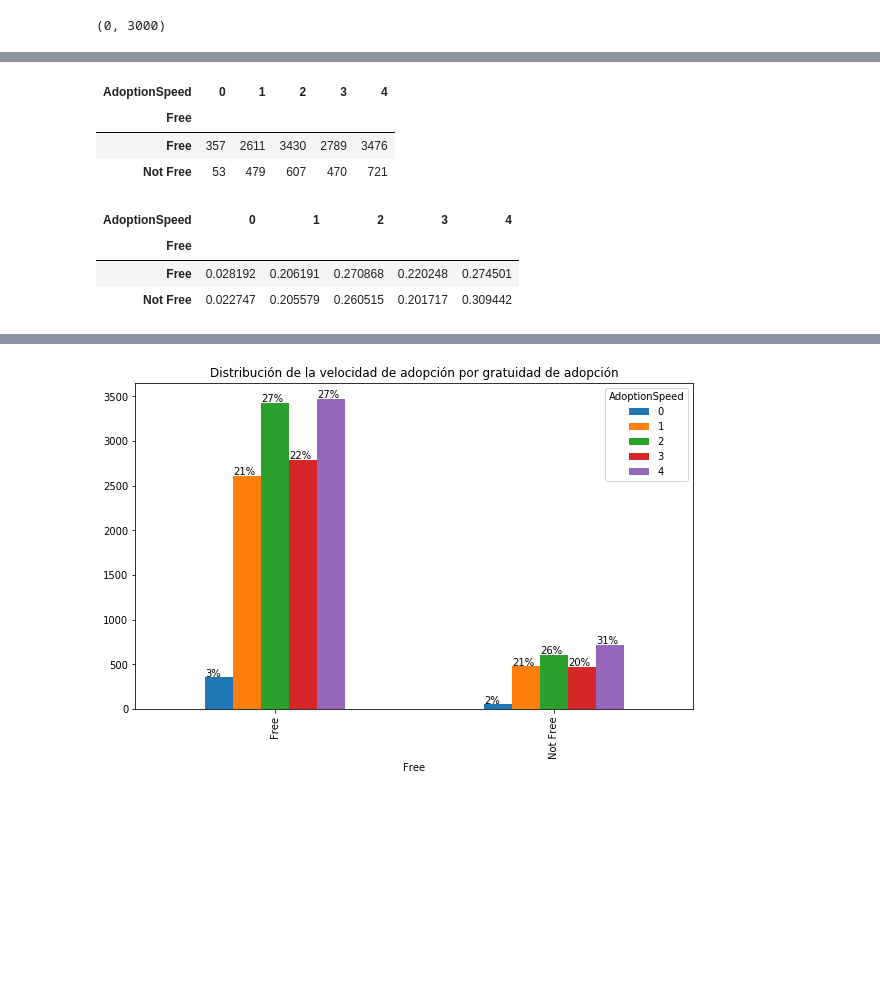
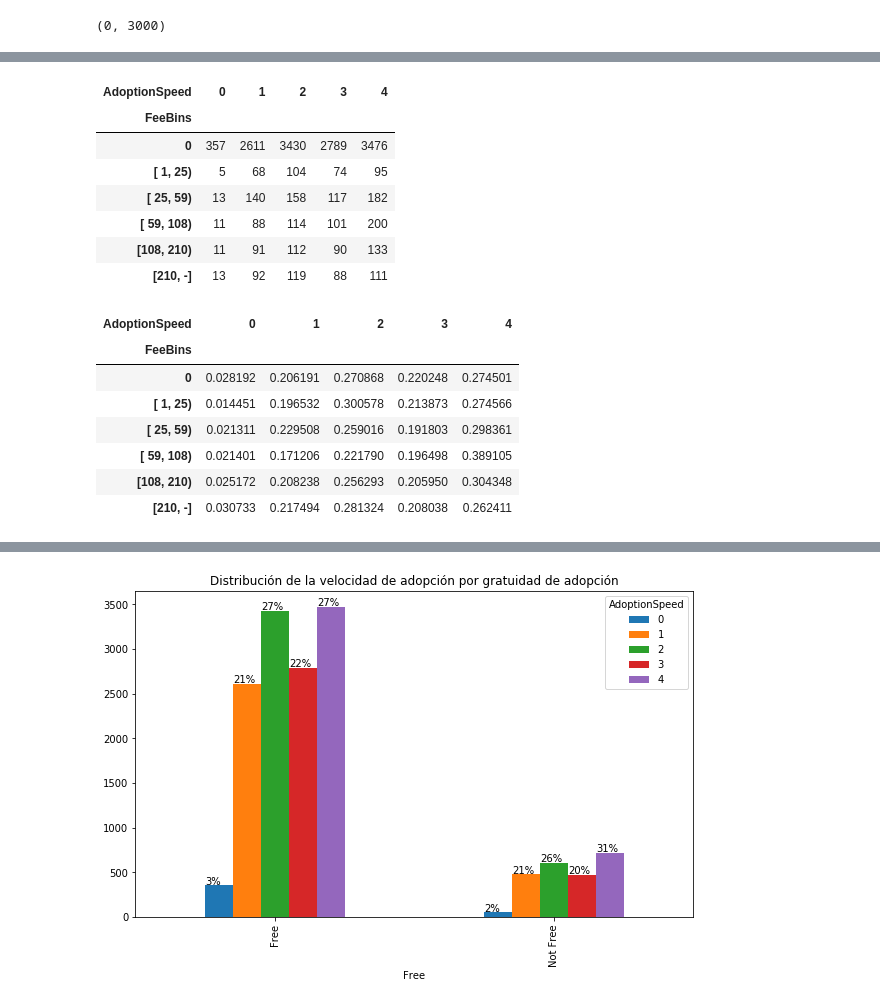
Before and after one commit to vhgiron-u/pets, a Jupyter notebook: Exploracion Costos Geo.ipynb, the cells around one changed output, grey strips where cells are left out. Drawn from its saved outputs; the diff is of its cells as text; code cells hidden in the pictures; blank space fills up the shorter version.

```diff
--- a/Exploracion Victor.ipynb
+++ b/Exploracion Costos Geo.ipynb
@@ -132,9 +133,9 @@ def assign_group_quantity(original_quantity):
         raise ValueError("Expected quantity > 0")
     if original_quantity == 1:
         return "Single pet"
-    elif original_quantity < 3:
-        return "Short group"
+    elif original_quantity <= 3:
+        return "2 - 3 pets"
     else:
-        return "Large group"
+        return "> 3 pets"
 # %%
 train['QuantityGroup'] = train.Quantity.apply(assign_group_quantity)
@@ -255,0 +277,17 @@ Text(0.5, 1.0, 'Cantidad de anuncios de adopción con pago necesario')
+# %%
+def generate_fee_bins(fee):
+    if fee == 0:
+        return "0"
+    elif fee < 25:
+        return "[  1, 25)"
+    elif fee < 60:
+        return "[ 25, 59)"
+    elif fee < 108:
+        return "[ 59, 108)"
+    elif fee < 210:
+        return "[108, 210)"
+    else:
+        return "[210, 3000]"
+# %%
+fee_data['FeeBins'] = fee_data['Fee'].apply(generate_fee_bins)
+fee_data
@@ -256,18 +328,26 @@ Text(0.5, 1.0, 'Cantidad de anuncios de adopción con pago necesario')
 # %%
-feegroups = fee_data[['Free','AdoptionSpeed', 'PetID']].groupby(['Free','AdoptionSpeed']).count()
+feegroups = fee_data[['FeeBins','AdoptionSpeed', 'PetID']].groupby(['FeeBins','AdoptionSpeed']).count()
 feegroups = feegroups.reset_index()#.set_index(['QuantityGroup', 'AdoptionSpeed'])#.first()
-feegroups = feegroups.pivot_table(index= 'Free',columns='AdoptionSpeed',values='PetID')
+feegroups = feegroups.pivot_table(index= 'FeeBins',columns='AdoptionSpeed',values='PetID')
 feegroups
 # %% [output]
 | AdoptionSpeed | 0 | 1 | 2 | 3 | 4 |
-| Free |  |  |  |  |  |
-| Free | 357 | 2611 | 3430 | 2789 | 3476 |
-| Not Free | 53 | 479 | 607 | 470 | 721 |
+| FeeBins |  |  |  |  |  |
+| 0 | 357 | 2611 | 3430 | 2789 | 3476 |
+| [ 1, 25) | 5 | 68 | 104 | 74 | 95 |
+| [ 25, 59) | 13 | 140 | 158 | 117 | 182 |
+| [ 59, 108) | 11 | 88 | 114 | 101 | 200 |
+| [108, 210) | 11 | 91 | 112 | 90 | 133 |
+| [210, -] | 13 | 92 | 119 | 88 | 111 |
 # %%
 feepercentages = (feegroups.T / feegroups.sum(axis=1)).T
 feepercentages
 # %% [output]
 | AdoptionSpeed | 0 | 1 | 2 | 3 | 4 |
-| Free |  |  |  |  |  |
-| Free | 0.028192 | 0.206191 | 0.270868 | 0.220248 | 0.274501 |
-| Not Free | 0.022747 | 0.205579 | 0.260515 | 0.201717 | 0.309442 |
+| FeeBins |  |  |  |  |  |
+| 0 | 0.028192 | 0.206191 | 0.270868 | 0.220248 | 0.274501 |
+| [ 1, 25) | 0.014451 | 0.196532 | 0.300578 | 0.213873 | 0.274566 |
+| [ 25, 59) | 0.021311 | 0.229508 | 0.259016 | 0.191803 | 0.298361 |
+| [ 59, 108) | 0.021401 | 0.171206 | 0.221790 | 0.196498 | 0.389105 |
+| [108, 210) | 0.025172 | 0.208238 | 0.256293 | 0.205950 | 0.304348 |
+| [210, -] | 0.030733 | 0.217494 | 0.281324 | 0.208038 | 0.262411 |
```
Also changed, not shown: parts of 32 cells of this notebook.
